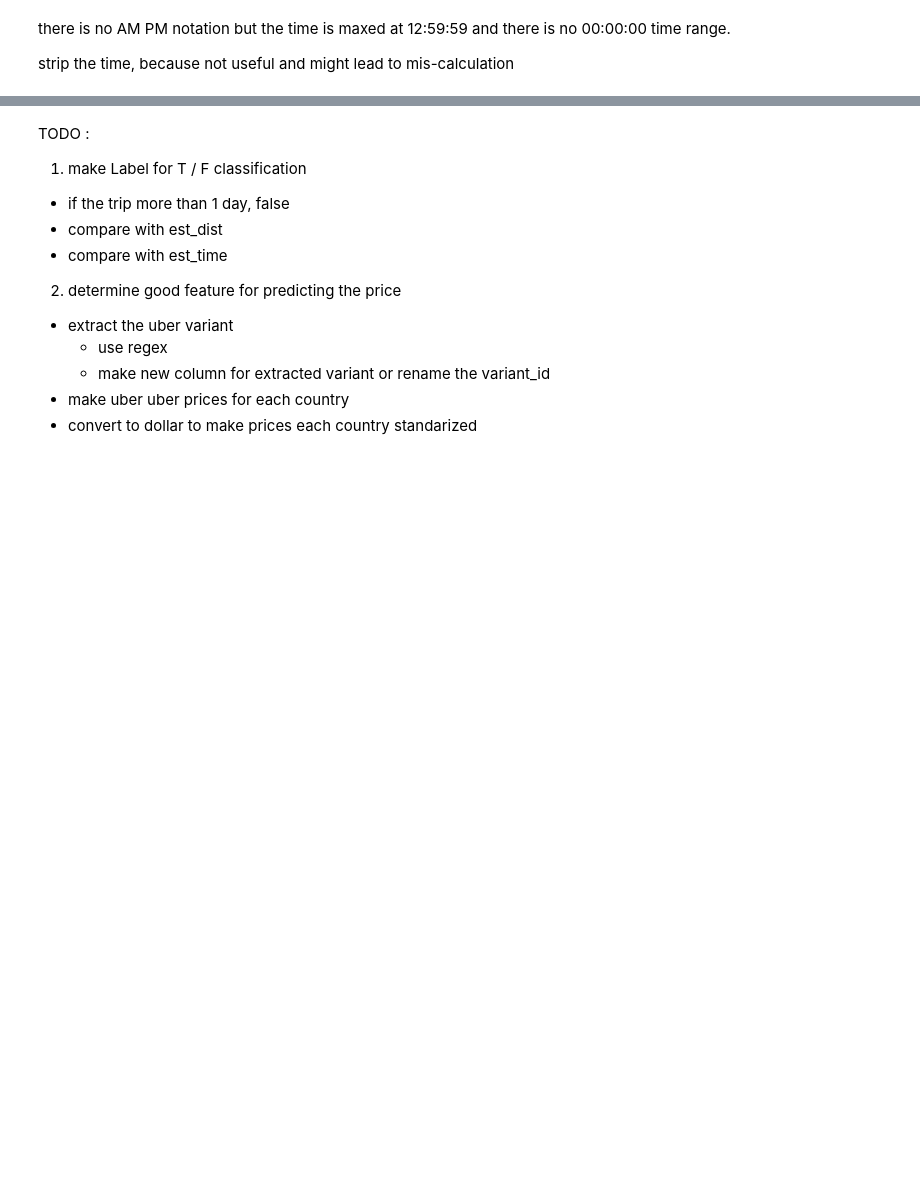
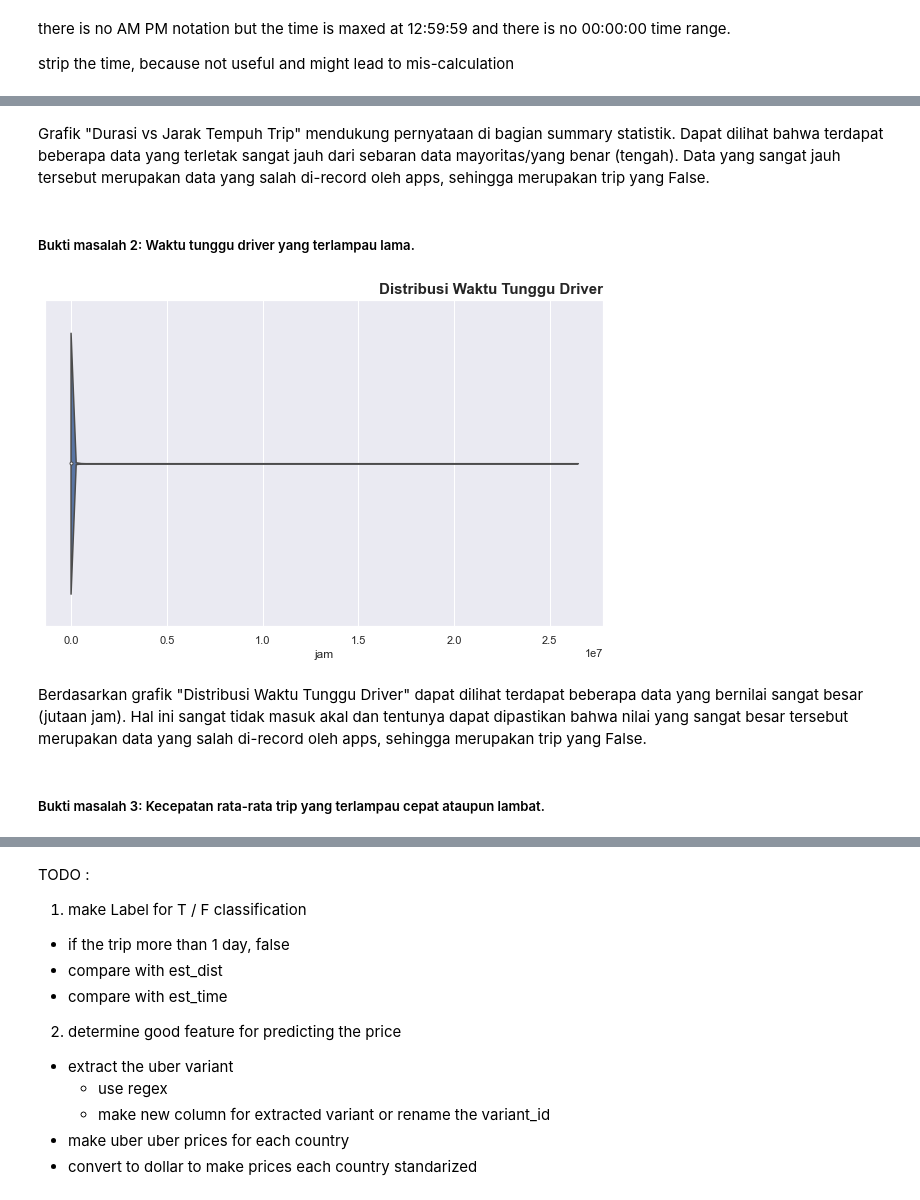
Before and after one commit to enricoroselino/GGU-3-Uber-VTRIP, a Jupyter notebook: EDA.ipynb, the cells around one changed output, grey strips where cells are left out. Saved outputs shown, nothing was run; the diff lists cells and outputs as text; code cells hidden in the pictures; blank space fills up the shorter version.

```diff
--- a/EDA.ipynb
+++ b/EDA.ipynb
@@ -232,0 +276,24 @@ dataset_df.head(5)
+# %% [markdown]
+Grafik "Durasi vs Jarak Tempuh Trip" mendukung pernyataan di bagian summary statistik. Dapat dilihat bahwa terdapat beberapa data yang terletak sangat jauh dari sebaran data mayoritas/yang benar (tengah). Data yang sangat jauh tersebut merupakan data yang salah di-record oleh apps, sehingga merupakan trip yang False.
+# %% [markdown]
+##### Bukti masalah 2: Waktu tunggu driver yang terlampau lama.
+# %%
+# plot wait_sec distribution
+plt.figure(figsize=(10, 6))
+
+with sns.axes_style(style="darkgrid"):
+    sns.violinplot(x=dataset_df["wait_sec"]/3600)
+
+plt.title(
+    "Distribusi Waktu Tunggu Driver",
+    loc="right",
+    fontweight="bold",
+    size=15
+)
+plt.xlabel("jam");
+# %% [output]
+[figure, added]
+# %% [markdown]
+Berdasarkan grafik "Distribusi Waktu Tunggu Driver" dapat dilihat terdapat beberapa data yang bernilai sangat besar (jutaan jam). Hal ini sangat tidak masuk akal dan tentunya dapat dipastikan bahwa nilai yang sangat besar tersebut merupakan data yang salah di-record oleh apps, sehingga merupakan trip yang False.
+# %% [markdown]
+##### Bukti masalah 3: Kecepatan rata-rata trip yang terlampau cepat ataupun lambat.
```
Also changed, not shown: parts of 14 cells of this notebook.
